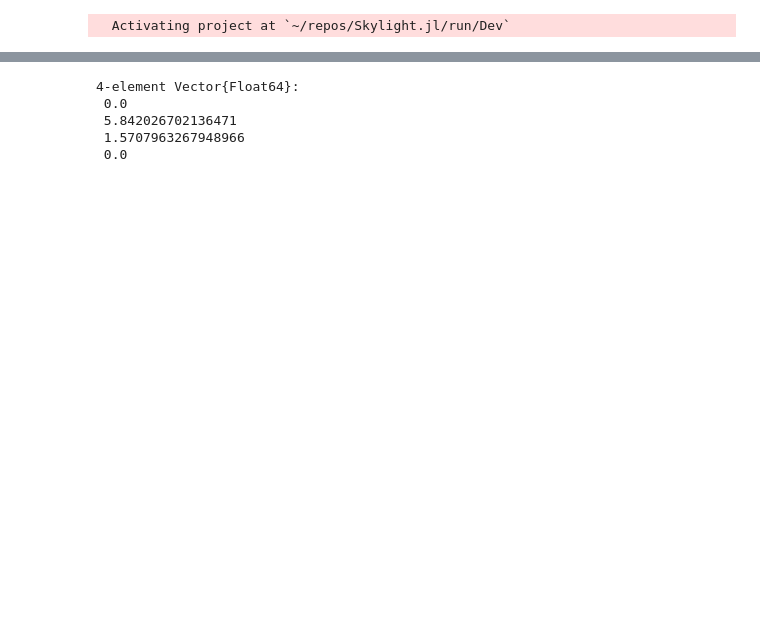
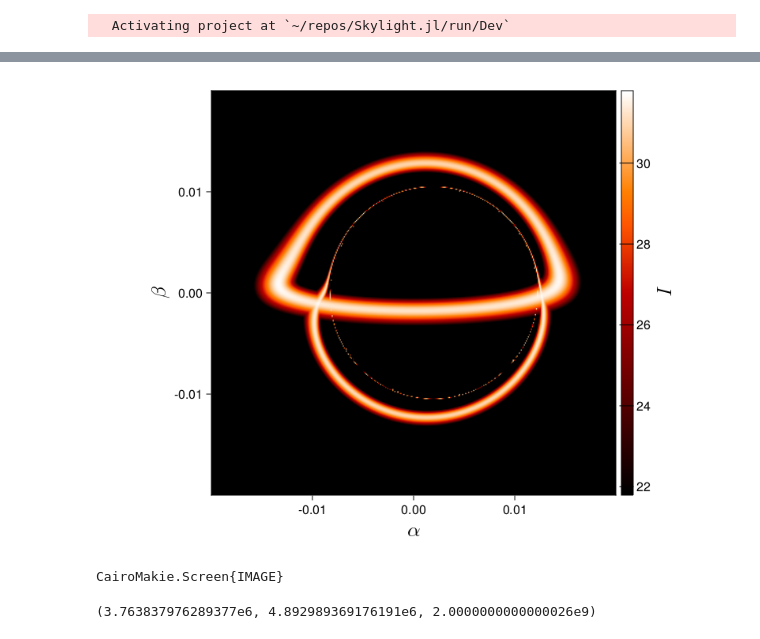
Before and after one commit to joaquinpelle/Skylight.jl, a Jupyter notebook: run/iontorus.ipynb, the cells around one changed output, grey strips where cells are left out. Cells and saved outputs as stored; diff of their text form; code cells hidden in the pictures; blank space fills up the shorter version.

Commit message:
Update temporal ion torus notebook

```diff
--- a/run/iontorus.ipynb
+++ b/run/iontorus.ipynb
@@ -8,11 +8,11 @@ using CairoMakie
   Activating project at `~/repos/Skylight.jl/run/Dev`
 # %%
 distance = 500
-N = 25
+N = 400
 spacetime = KerrSpacetimeBoyerLindquistCoordinates(M=1.0,a=0.5)
-camera = PinholeCamera(position = [0.0, distance, π/2-π/20, 0.0],
-                        horizontal_aperture_in_degrees = rad2deg(315/distance),
-                        vertical_aperture_in_degrees = rad2deg(315/distance),
+camera = PinholeCamera(position = [0.0, distance, π*(1/2-1/20), 0.0],
+                        horizontal_aperture_in_degrees = rad2deg(atan(20/distance)),
+                        vertical_aperture_in_degrees = rad2deg(atan(20/distance)),
                         horizontal_number_of_pixels = N,
                         vertical_number_of_pixels = N)
 model = IonTorus(spacetime)
@@ -20,9 +20,9 @@ configurations = NonVacuumOTEConfigurations(spacetime=spacetime,
                                    camera = camera,
                                    radiative_model = model,
                                    unit_mass_in_solar_masses=1.0,
-                                   observation_energies = [1e-9])
+                                   observation_energies = [1e-17])
 initial_data = initialize(configurations)
-cb, cbp = callback_setup(configurations; rhorizon_bound=2e-3) #... or, define your own cb and cbp
-run = integrate(initial_data, configurations, cb, cbp; method=VCABM(), reltol=1e-5, abstol=1e-5)
+cb, cbp = callback_setup(configurations; rhorizon_bound=2e-1) #... or, define your own cb and cbp
+run = integrate(initial_data, configurations, cb, cbp; method=VCABM(), reltol=1e-8, abstol=1e-8)
 output_data = run.output_data
 # %% [output]
@@ -33,11 +43,29 @@ CompositeException: TaskFailedException
+# %%
+xs, ys = axes_ranges(camera)
+zs = grid_view(output_data, configurations; energy_index = 1)
+
+zs[zs.<1e-40] .= 1e-40
+zs = log10.(zs)
+logzmin = minimum(zs[zs.>-40])
+logzmax = maximum(zs)
+
+fig = Figure(font = "CMU Serif") #resolution=(600,400)
+ax = Axis(fig[1,1], xlabel=L"\alpha", ylabel=L"\beta", ylabelsize = 26, xlabelsize = 26)
+hmap = heatmap!(xs, ys, zs; colormap=:gist_heat, interpolate=true, colorrange=(logzmax-10, logzmax))
+Colorbar(fig[:, end+1], hmap, label=L"I", labelsize=26, width = 15, ticksize = 18, tickalign = 1)
+colsize!(fig.layout, 1, Aspect(1, 1.0))
+colgap!(fig.layout, 7)
+CairoMakie.save("plot.png", fig)
+display(fig)
+# %% [output]
+[figure, added]
+CairoMakie.Screen{IMAGE}
 # %%
 # position = camera.position
 position = [0.0, model.rcenter, π/2, 0.0]
 # Skylight.torus_normalized_potential(position, spacetime, model)
 # Skylight.energy_density(position, spacetime, model)
+ω = Skylight.torus_normalized_potential(position, spacetime, model)
+ne, ni, Te = Skylight.number_densities_and_electron_temperature(ω, model)
 # %% [output]
-4-element Vector{Float64}:
- 0.0
- 5.842026702136471
- 1.5707963267948966
- 0.0
+(3.763837976289377e6, 4.892989369176191e6, 2.0000000000000026e9)
```
Also changed, not shown: parts of 13 cells of this notebook.
